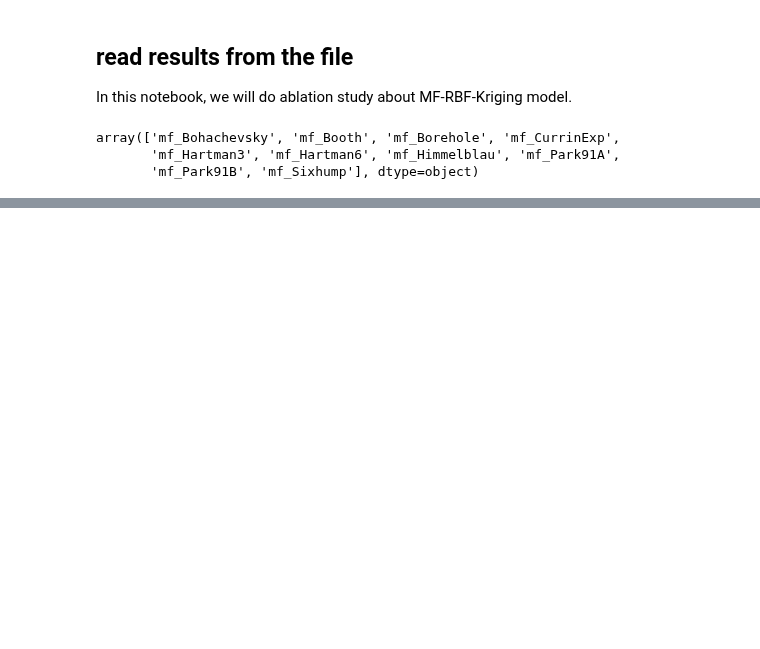
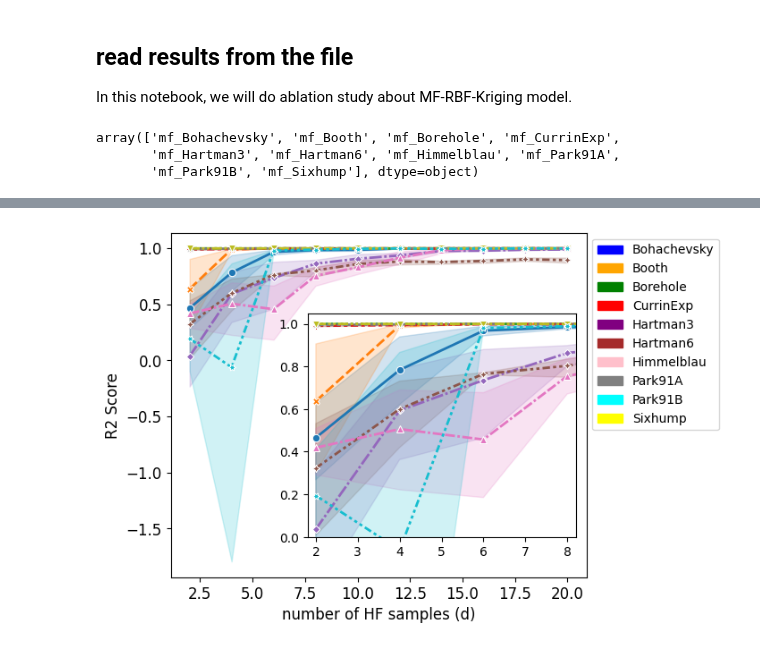
Before and after one commit to bessagroup/mfbml, a Jupyter notebook: studies/Data_scarce_comprehensive_experiments/MF_RBF_Kriging_experiments/results_analysis/ablation_study.ipynb, the cells around one changed output, grey strips where cells are left out. Cells and saved outputs as stored; diff of their text form; code cells hidden in the pictures; blank space fills up the shorter version.

```diff
--- a/studies/Data_scarce_comprehensive_experiments/MF_RBF_Kriging_experiments/results_analysis/ablation_study.ipynb
+++ b/studies/Data_scarce_comprehensive_experiments/MF_RBF_Kriging_experiments/results_analysis/ablation_study.ipynb
@@ -87,0 +238,6 @@ plt.show()
+# %%
+# create a pandas data-frame with num_lf=100
+mf_rbf_kriging_results_new_100 = mf_rbf_kriging_results[
+    mf_rbf_kriging_results["num_lf"] == 100
+]
+mf_rbf_kriging_results_new_100
@@ -87,0 +258,55 @@ plt.show()
+# %%
+# plot the influence of num_hf on r2
+from matplotlib.patches import Patch
+
+fig, ax = plt.subplots(1, 1, figsize=(6, 5))
+sns.lineplot(
+    data=mf_rbf_kriging_results_new_100,
+    x="num_hf",
+    y="r2",
+    hue="problem",
+    style="problem",
+    linewidth=2,
+    markers=True,
+    ax=ax,
+)
+plt.xlabel("number of HF samples (d)", fontsize=12)
+plt.ylabel("R2 Score", fontsize=12)
+plt.xticks(fontsize=12)
+plt.yticks(fontsize=12)
+legend_elements = [
+    Patch(color="blue", label="Bohachevsky"),
+    Patch(color="orange", label="Booth"),
+    Patch(color="green", label="Borehole"),
+    Patch(color="red", label="CurrinExp"),
+    Patch(color="purple", label="Hartman3"),
+    Patch(color="brown", label="Hartman6"),
+    Patch(color="pink", label="Himmelblau"),
+    Patch(color="gray", label="Park91A"),
+    Patch(color="cyan", label="Park91B"),
+    Patch(color="yellow", label="Sixhump"),
+]
+ax.legend(handles=legend_elements, loc="upper left", bbox_to_anchor=(1, 1))
+# Add a subplot on top
+# Adjust the [left, bottom, width, height] values as needed
+ax_inset = plt.axes([0.38, 0.2, 0.5, 0.5])
+sns.lineplot(
+    data=mf_rbf_kriging_results_new_100,
+    x="num_hf",
+    y="r2",
+    hue="problem",
+    style="problem",
+    linewidth=2,
+    markers=True,
+    ax=ax_inset,
+)
+ax_inset.set_xlim([1.8, 8.2])
+ax_inset.set_ylim([0, 1.05])
+ax_inset.legend().set_visible(False)
+ax_inset.set_xlabel("")
+ax_inset.set_ylabel("")
+
+
+plt.show()
+# %% [output]
+[figure, added]
```
Also changed, not shown: parts of 11 cells of this notebook, 24 other files.
